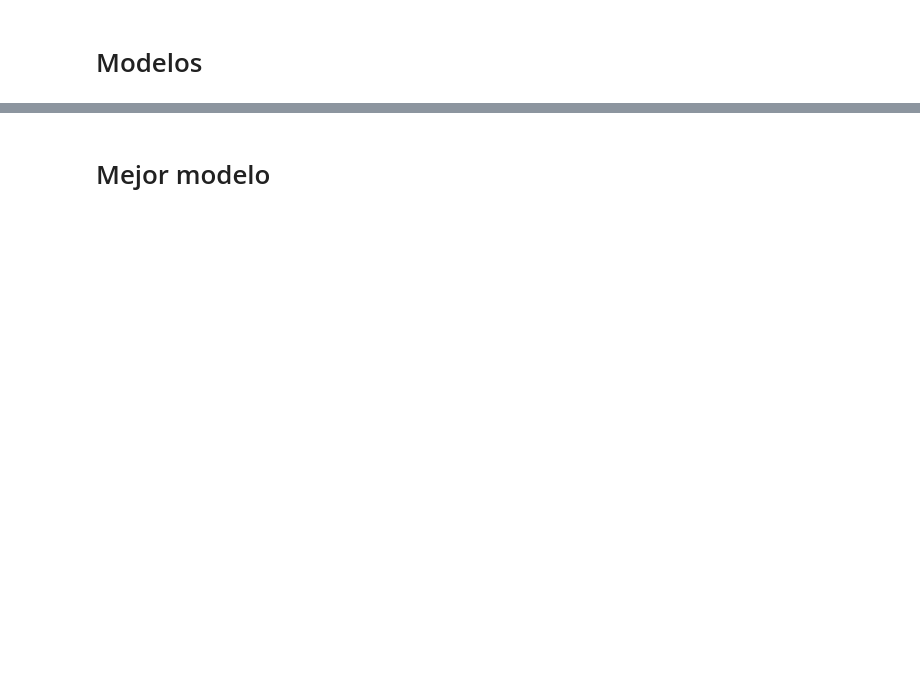
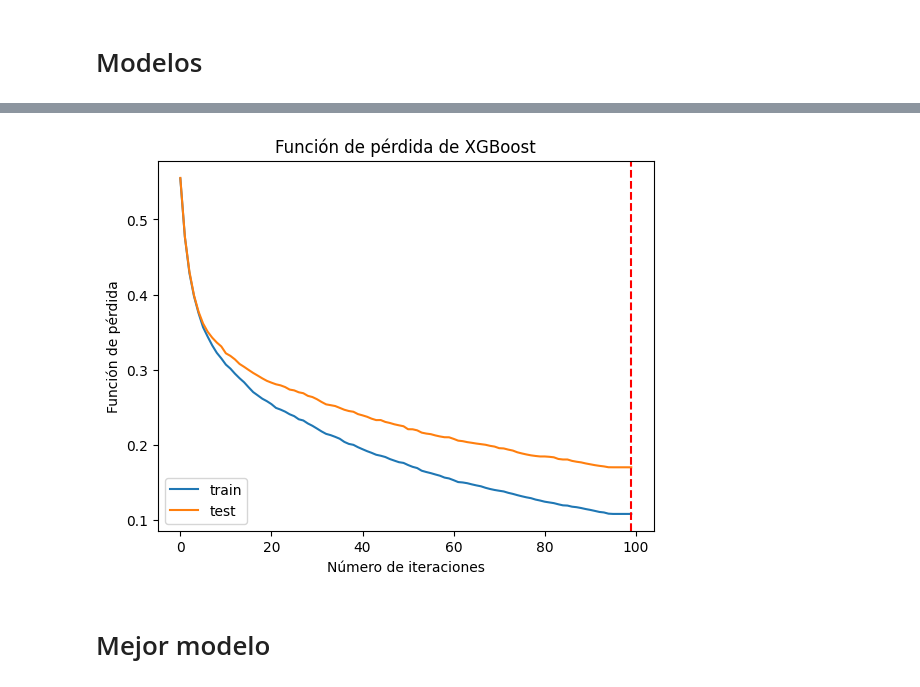
Before and after one commit to diegosaaval/human-resources, a Jupyter notebook: 3_models.ipynb, the cells around one changed output, grey strips where cells are left out. Cells and saved outputs as stored; diff of their text form; code cells hidden in the pictures; blank space fills up the shorter version.

Commit message:
afinamiento hiperparametros y funcion de perdida

```diff
--- a/3_models.ipynb
+++ b/3_models.ipynb
@@ -31,21 +34,6 @@ df["JobSatisfaction"] = df.groupby("Department")["JobSatisfaction"].transform(
 df["WorkLifeBalance"] = df.groupby("Department")["WorkLifeBalance"].transform(
     lambda x: x.fillna(x.mode()[0])
 )
-
-
-# Se categorizaron las variables numéricas que en realidad son categóricas
-convert_dict = {
-    "Education": str,
-    "JobLevel": str,
-    "StockOptionLevel": str,
-    "EnvironmentSatisfaction": str,
-    "JobSatisfaction": str,
-    "WorkLifeBalance": str,
-    "JobInvolvement": str,
-    "PerformanceRating": str,
-}
-# Con el diccionario convertimos las variables a string
-df = df.astype(convert_dict)
 # %%
 from sklearn.model_selection import train_test_split
 
@@ -119,2 +184,26 @@ F1: 0.968 (+/- 0.019) [XGBClassifier]
+# %%
+# Grafica de perdida para evaluar sobreajuste
+import matplotlib.pyplot as plt
+
+plt.plot(
+    grid_search.best_estimator_.evals_result_["validation_0"]["logloss"], label="train"
+)
+plt.plot(
+    grid_search.best_estimator_.evals_result_["validation_1"]["logloss"], label="test"
+)
+# Graficar donde la funcion de perdida de test y perdida de train se cruzan
+plt.axvline(
+    x=np.argmin(grid_search.best_estimator_.evals_result_["validation_1"]["logloss"]),
+    color="red",
+    linestyle="--",
+)
+plt.xlabel("Número de iteraciones")
+plt.ylabel("Función de pérdida")
+plt.title("Función de pérdida de XGBoost")
+
+plt.legend()
+plt.show()
+# %% [output]
+[figure, added]
 # %% [markdown]
 # Mejor modelo
```
Also changed, not shown: parts of 13 cells of this notebook.
